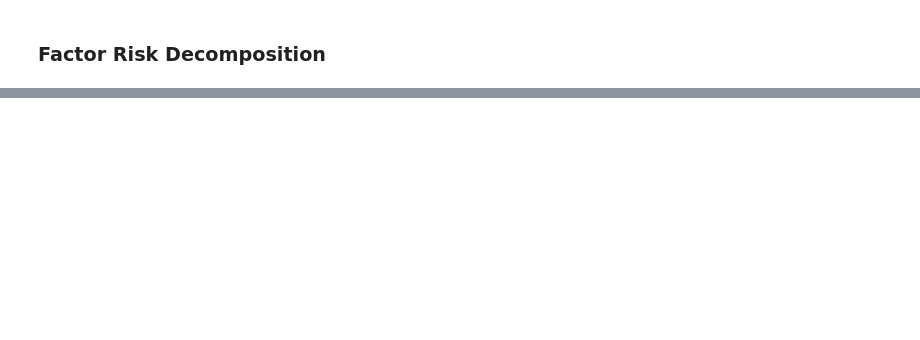
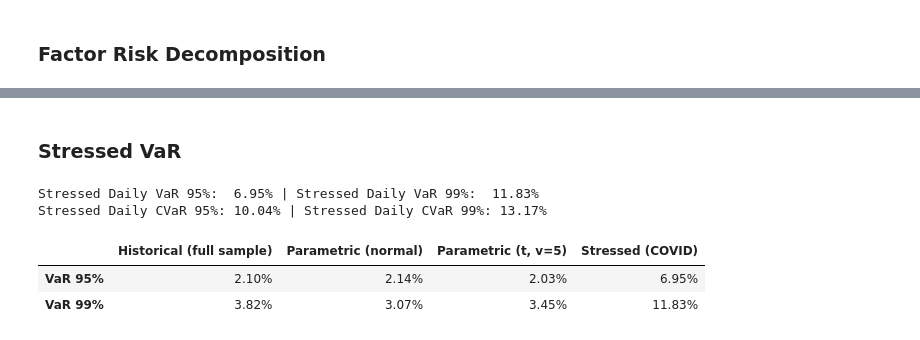
Before and after one commit to NicolasHY/Quant-Projects, a Jupyter notebook: Portfolio Risk Decomposition/main.ipynb, the cells around one changed output, grey strips where cells are left out. Cells and saved outputs as stored; diff of their text form; code cells hidden in the pictures; blank space fills up the shorter version.

```diff
--- a/Portfolio Risk Decomposition/main.ipynb
+++ b/Portfolio Risk Decomposition/main.ipynb
@@ -233,0 +318,31 @@ fig.show()
+# %% [markdown]
+### Stressed VaR
+# %%
+# VaR
+q_99_covid = np.quantile(covid_window, 0.01)
+q_95_covid = np.quantile(covid_window, 0.05)
+VaR_99_covid = -q_99_covid
+VaR_95_covid = -q_95_covid
+
+# CVaR (ES)
+CVaR_99_covid = -covid_window[covid_window <= q_99_covid].mean()
+CVaR_95_covid = -covid_window[covid_window <= q_95_covid].mean()
+
+print(f"Stressed Daily VaR 95%:  {VaR_95_covid:.2%} | Stressed Daily VaR 99%:  {VaR_99_covid:.2%}")
+print(f"Stressed Daily CVaR 95%: {CVaR_95_covid:.2%} | Stressed Daily CVaR 99%: {CVaR_99_covid:.2%}")
+# %% [output]
+Stressed Daily VaR 95%:  6.95% | Stressed Daily VaR 99%:  11.83%
+Stressed Daily CVaR 95%: 10.04% | Stressed Daily CVaR 99%: 13.17%
+# %%
+var_comparison = pd.DataFrame({
+    "Historical (full sample)": [VaR_95, VaR_99],
+    "Parametric (normal)":      [VaR_95p_n, VaR_99p_n],
+    "Parametric (t, v=5)":      [nu_table.loc["v=5"].values[0], nu_table.loc["v=5"].values[1]],
+    "Stressed (COVID)":         [VaR_95_covid, VaR_99_covid],  # add VaR_99_covid too
+}, index=["VaR 95%", "VaR 99%"]).map(lambda x: f"{x:.2%}" if isinstance(x, float) else x)
+
+var_comparison
+# %% [output]
+|  | Historical (full sample) | Parametric (normal) | Parametric (t, v=5) | Stressed (COVID) |
+| VaR 95% | 2.10% | 2.14% | 2.03% | 6.95% |
+| VaR 99% | 3.82% | 3.07% | 3.45% | 11.83% |
```
Also changed, not shown: parts of 17 cells of this notebook.
